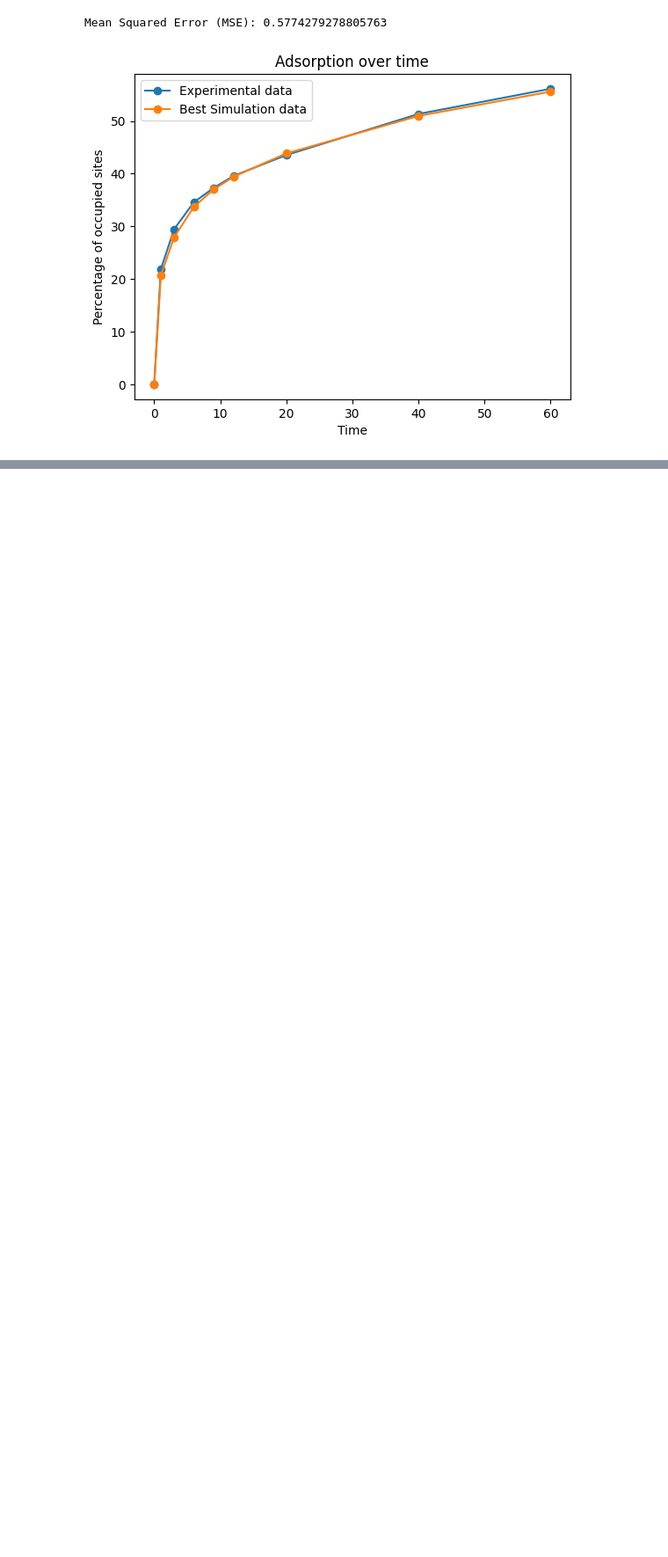
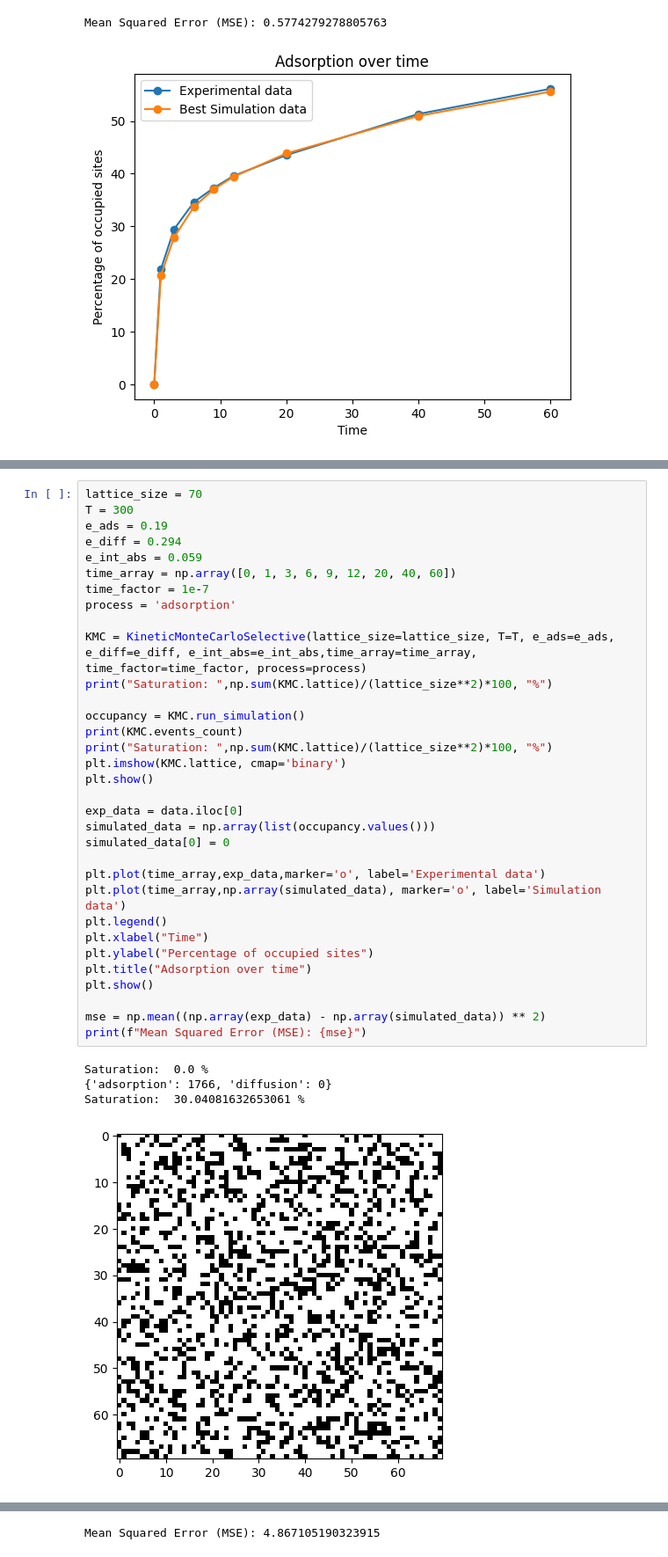
Before and after one commit to hernansalinas/00_TrabajoGradoGerman, a Jupyter notebook: Codes/kMC_model (Experimentos de prueba).ipynb, the cells around one changed output, grey strips where cells are left out. Shown at 88% size. Drawn from its saved outputs; the diff is of its cells as text; blank space fills up the shorter version.

Commit message:
Ensayo con nuevos datos experimentales

```diff
--- a/Codes/kMC_model (Experimentos de prueba).ipynb
+++ b/Codes/kMC_model (Experimentos de prueba).ipynb
@@ -299,0 +297,38 @@ Mean Squared Error (MSE): 0.60743955479169
+# %%
+lattice_size = 70
+T = 300
+e_ads = 0.19
+e_diff = 0.294
+e_int_abs = 0.059
+time_array = np.array([0, 1, 3, 6, 9, 12, 20, 40, 60])
+time_factor = 1e-7
+process = 'adsorption'
+
+KMC = KineticMonteCarloSelective(lattice_size=lattice_size, T=T, e_ads=e_ads, e_diff=e_diff, e_int_abs=e_int_abs,time_array=time_array, time_factor=time_factor, process=process)
+print("Saturation: ",np.sum(KMC.lattice)/(lattice_size**2)*100, "%")
+
+occupancy = KMC.run_simulation()
+print(KMC.events_count)
+print("Saturation: ",np.sum(KMC.lattice)/(lattice_size**2)*100, "%")
+plt.imshow(KMC.lattice, cmap='binary')
+plt.show()
+
+exp_data = data.iloc[0]
+simulated_data = np.array(list(occupancy.values()))
+simulated_data[0] = 0
+
+plt.plot(time_array,exp_data,marker='o', label='Experimental data')
+plt.plot(time_array,np.array(simulated_data), marker='o', label='Simulation data')
+plt.legend()
+plt.xlabel("Time")
+plt.ylabel("Percentage of occupied sites")
+plt.title("Adsorption over time")
+plt.show()
+
+mse = np.mean((np.array(exp_data) - np.array(simulated_data)) ** 2)
+print(f"Mean Squared Error (MSE): {mse}")
+# %% [output]
+Saturation:  0.0 %
+{'adsorption': 1766, 'diffusion': 0}
+Saturation:  30.04081632653061 %
+[figure, added]
@@ -299,0 +336 @@ Mean Squared Error (MSE): 0.60743955479169
+Mean Squared Error (MSE): 4.867105190323915
```
Also changed, not shown: parts of 2 cells of this notebook, 1 other file.
